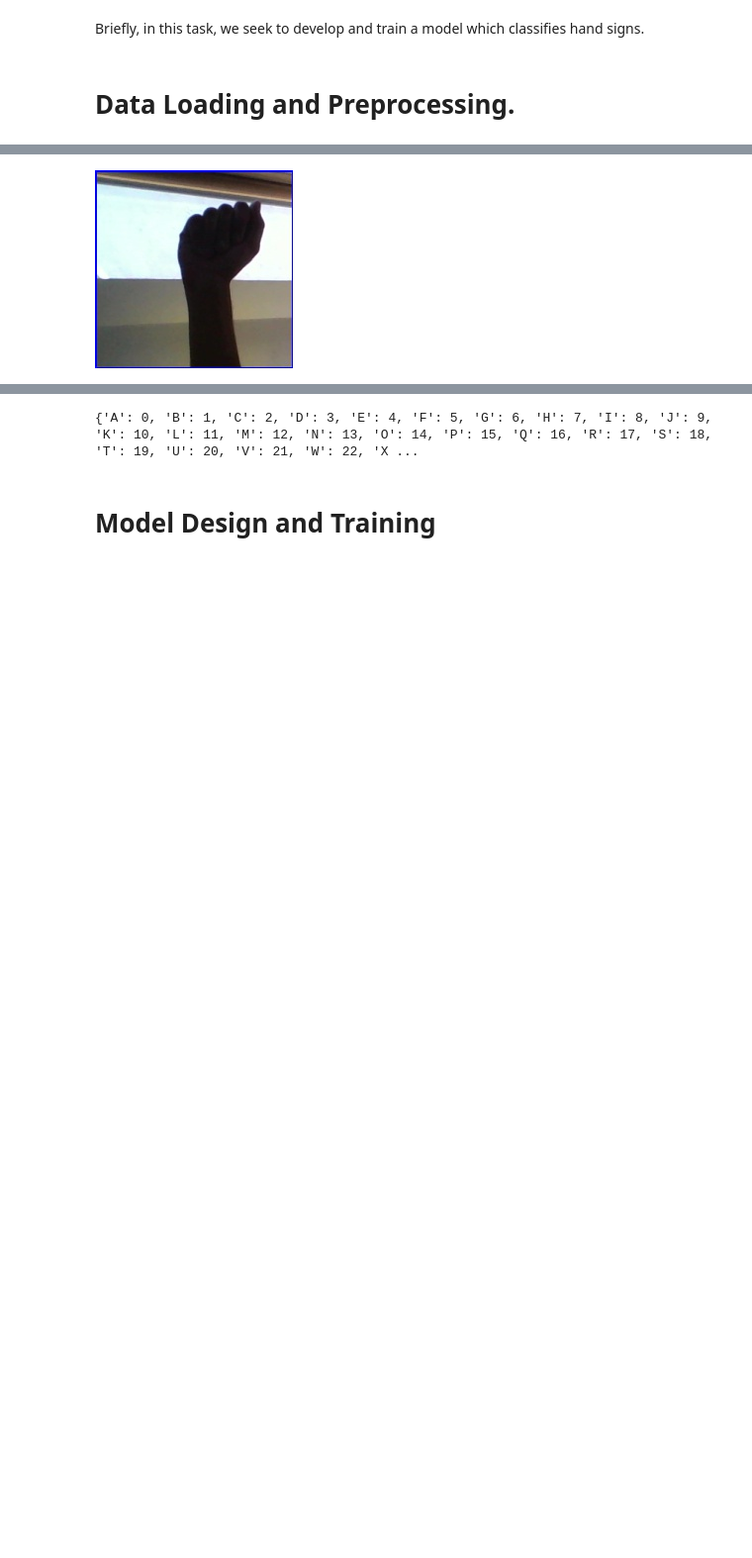
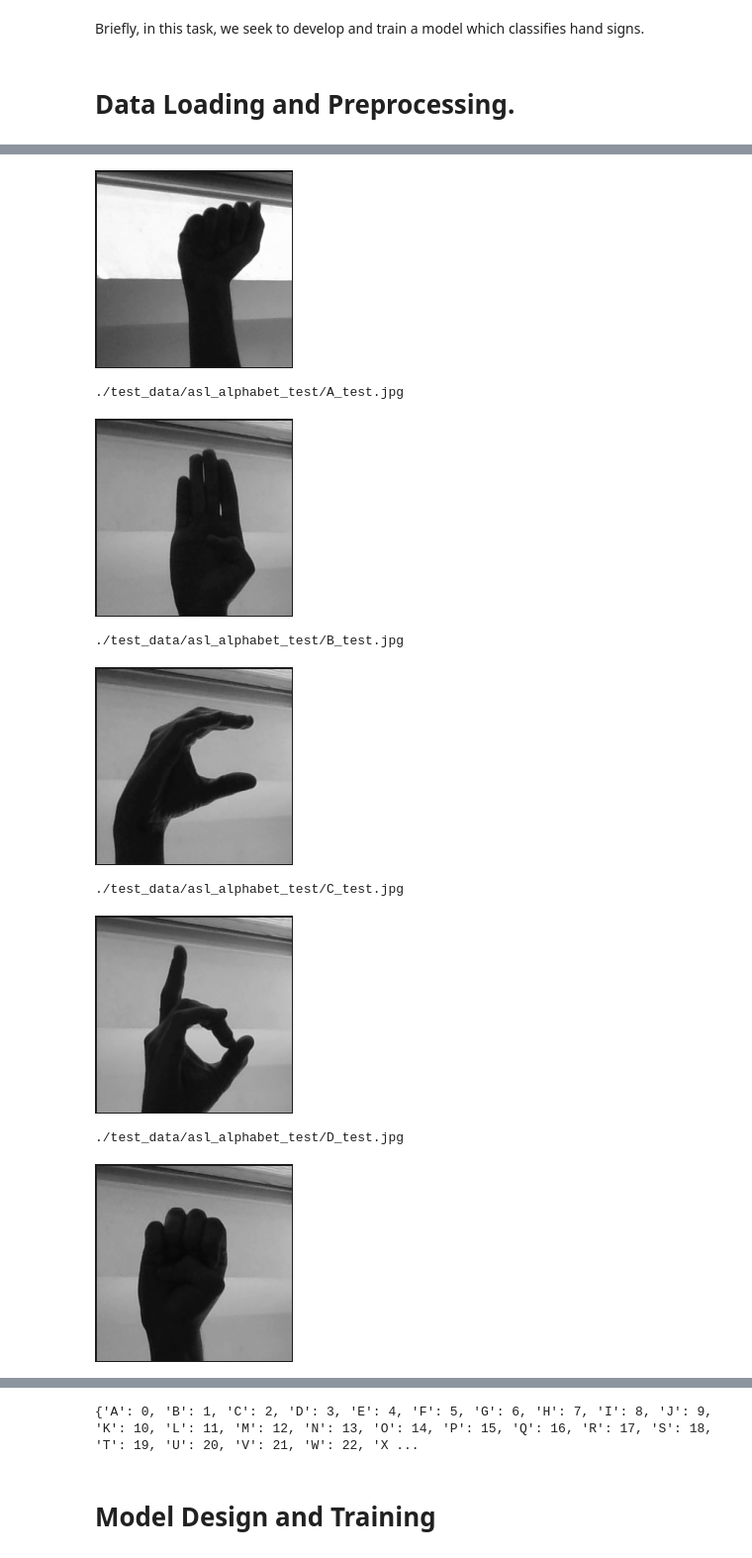
Before and after one commit to kahlflekzy/computer-vision-project, a Jupyter notebook: Notebooks/Sign_Language_Recognition.ipynb, the cells around one changed output, grey strips where cells are left out. Shown: that part at 99% size. Saved outputs shown, nothing was run; the diff lists cells and outputs as text; code cells hidden in the pictures; blank space fills up the shorter version.

```diff
--- a/Notebooks/Sign_Language_Recognition.ipynb
+++ b/Notebooks/Sign_Language_Recognition.ipynb
@@ -30,8 +48,21 @@ if not 'test_data' in os.listdir():
 # %%
 img_folder = "./test_data/asl_alphabet_test/"
-img_path = f'{img_folder}A_test.jpg'
+images = sorted([i for i in glob.glob(f"{img_folder}*.jpg")])
+# img_path = random.choice(images)
+for img_path in images:
+  gray = cv2.imread(img_path, cv2.IMREAD_GRAYSCALE)
+  cv2_imshow(gray)
+  print(img_path)
+
 image = cv2.imread(img_path)
-
 cv2_imshow(image)
 # %% [output]
-[figure, old version]
+[figure, new version]
+./test_data/asl_alphabet_test/A_test.jpg
+[figure, added]
+./test_data/asl_alphabet_test/B_test.jpg
+[figure, added]
+./test_data/asl_alphabet_test/C_test.jpg
+[figure, added]
+./test_data/asl_alphabet_test/D_test.jpg
+[figure, added]
```
Also changed, not shown: parts of 19 cells of this notebook, 7 other files.
